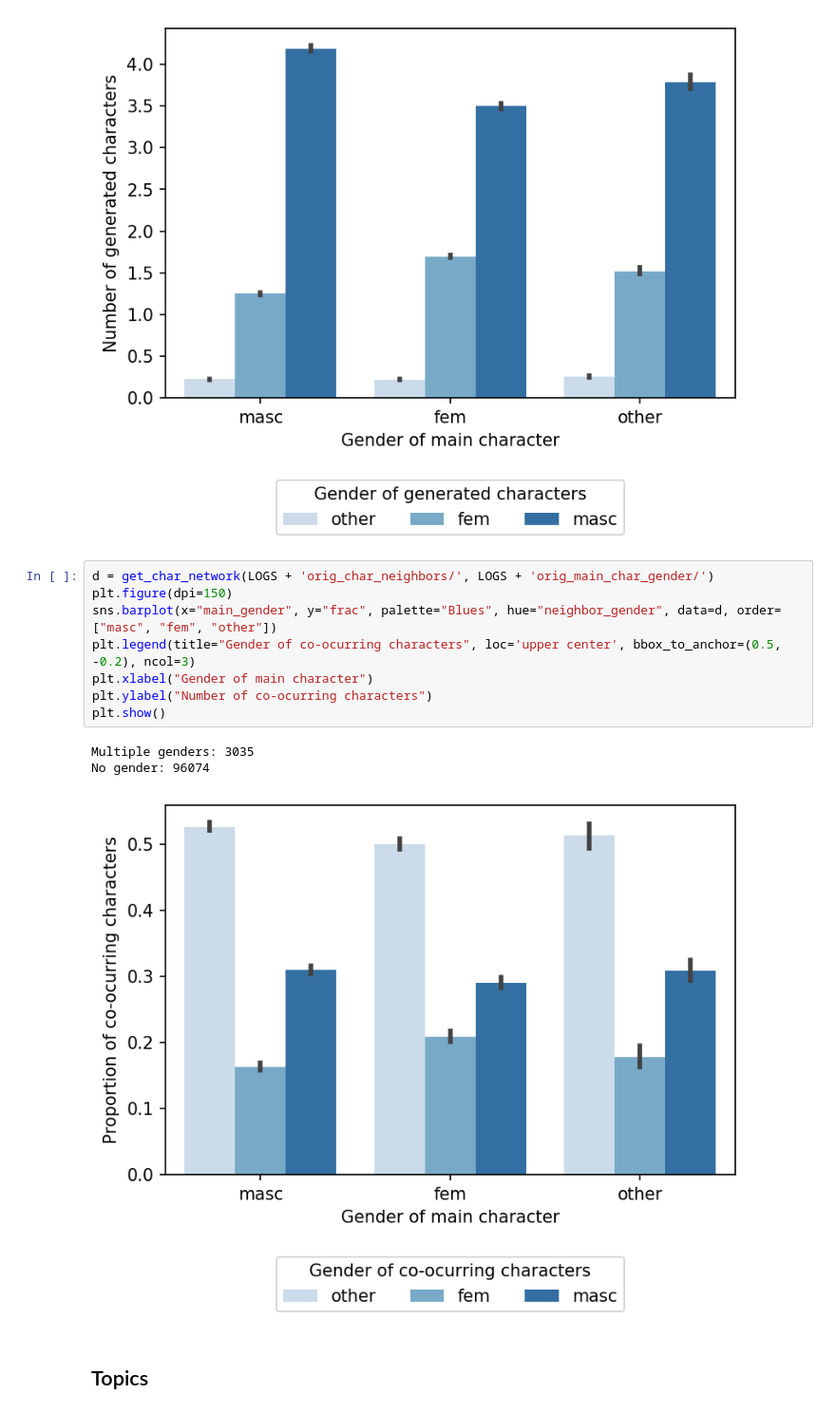
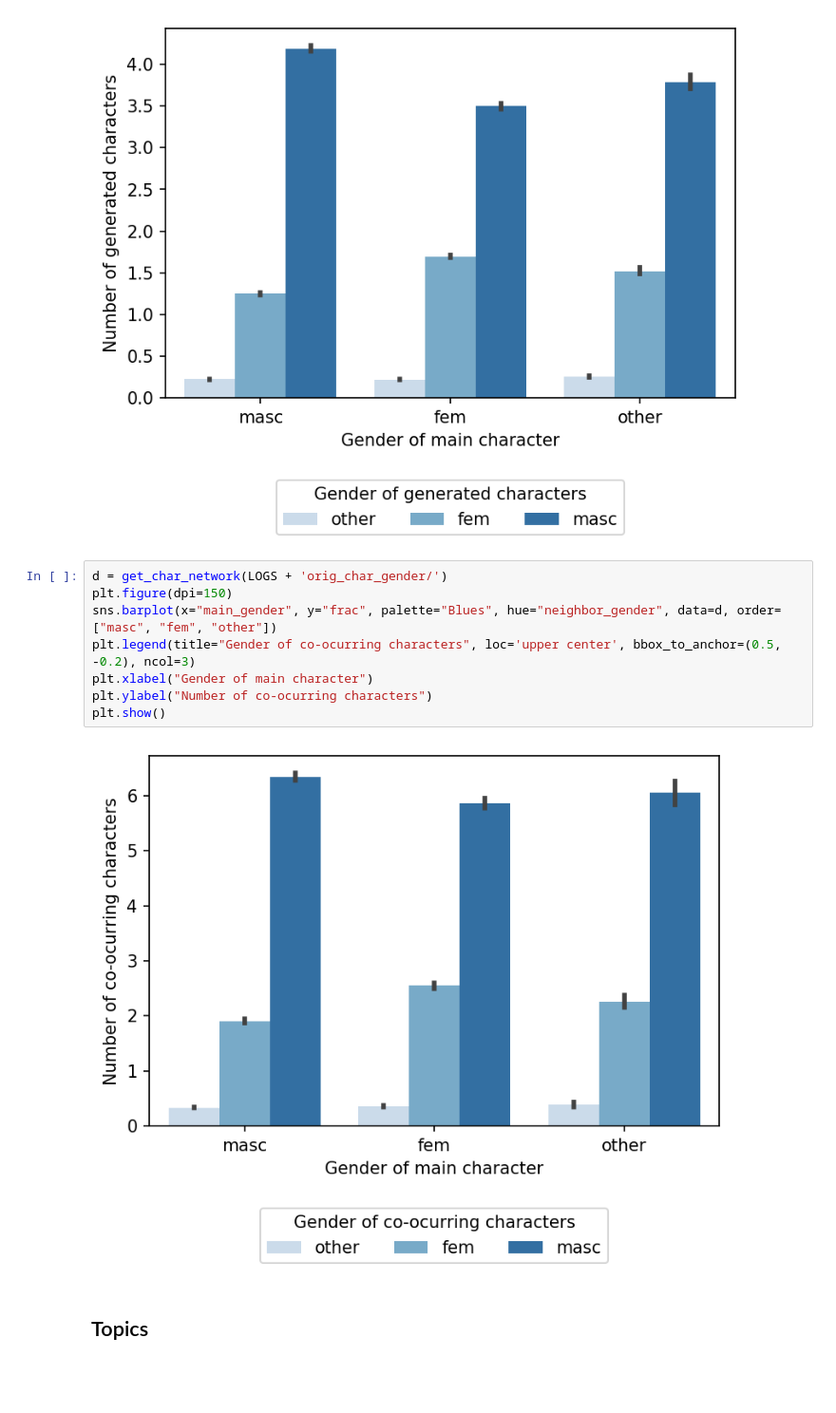
Before and after one commit to lucy3/gpt3_gender, a Jupyter notebook: code/character_viz.ipynb, the cells around one changed output. Shown at 95% size. Drawn from its saved outputs; the diff is of its cells as text; blank space fills up the shorter version.

```diff
--- a/code/character_viz.ipynb
+++ b/code/character_viz.ipynb
@@ -123,17 +123,15 @@ plt.show()
 # %% [output]
 [figure]
 # %%
-d = get_char_network(LOGS + 'orig_char_neighbors/', LOGS + 'orig_main_char_gender/')
+d = get_char_network(LOGS + 'orig_char_gender/')
 plt.figure(dpi=150)
 sns.barplot(x="main_gender", y="frac", palette="Blues", hue="neighbor_gender", data=d, order=["masc", "fem", "other"])
 plt.legend(title="Gender of co-ocurring characters", loc='upper center', bbox_to_anchor=(0.5, -0.2), ncol=3)
 plt.xlabel("Gender of main character")
 plt.ylabel("Number of co-ocurring characters")
 plt.show()
 # %% [output]
-Multiple genders: 3035
-No gender: 96074
-[figure, old version]
+[figure, new version]
 # %% [markdown]
 ## Topics
 # %%
```
Also changed, not shown: parts of 3 cells of this notebook, 2 other files.
